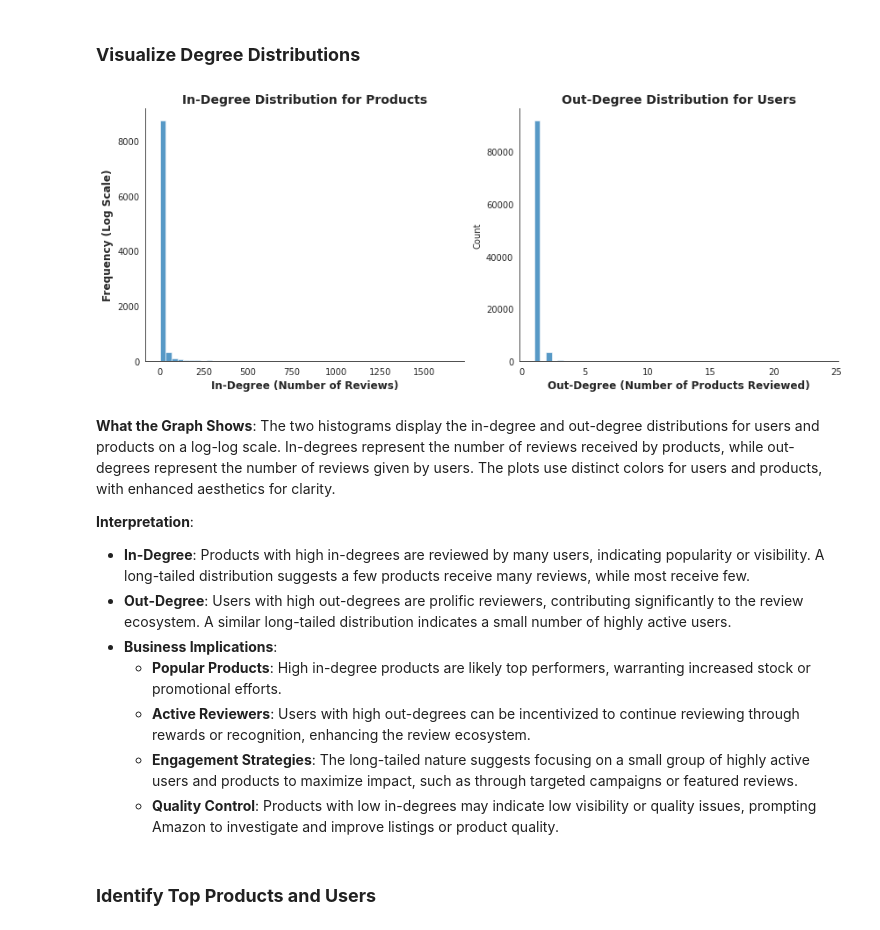
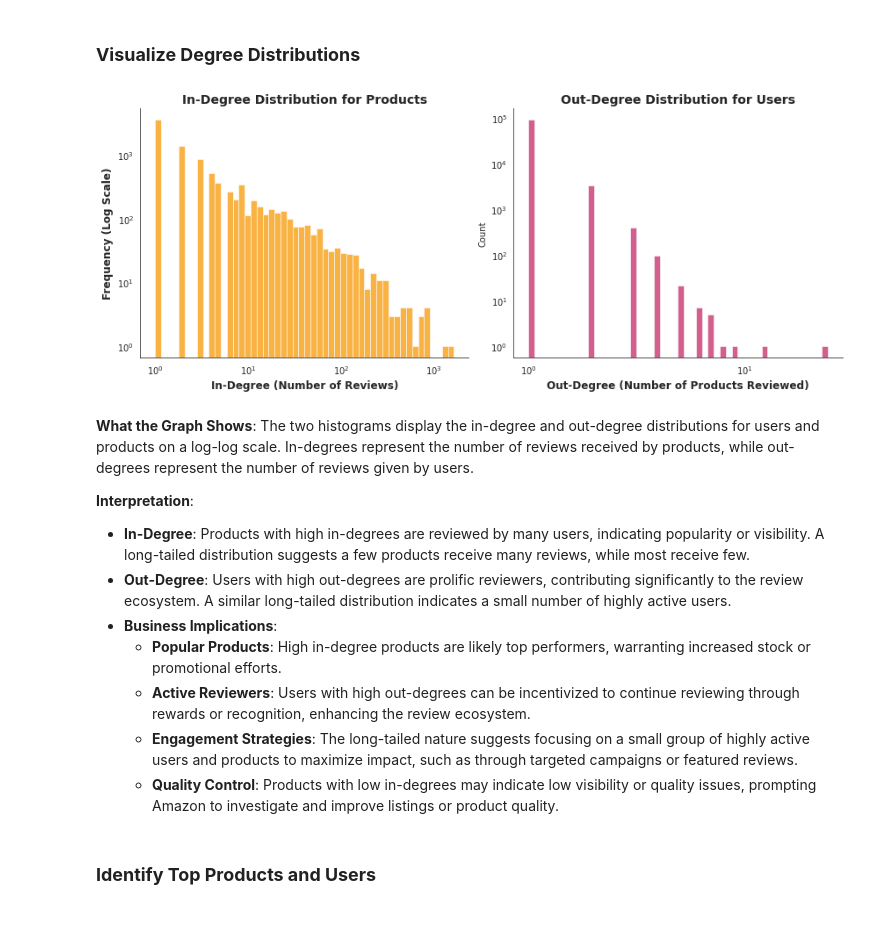
Before and after one commit to Silvestre17/BDA_AmazonReviews_DatabricksPySparkAnalysis_MasterProject, a Jupyter notebook: 6_GraphAnalysis_BDAProject_Group37_Databricks.ipynb, the cells around one changed output. Cells and saved outputs as stored; diff of their text form; code cells hidden in the pictures.

```diff
--- a/6_GraphAnalysis_BDAProject_Group37_Databricks.ipynb
+++ b/6_GraphAnalysis_BDAProject_Group37_Databricks.ipynb
@@ -759,32 +835,32 @@ out_degrees_stats.display()
 # %%
 # Convert to Pandas
 in_degrees_pd = in_degrees_typed.filter(F.col("type") == "product").toPandas()
 out_degrees_pd = out_degrees_typed.filter(F.col("type") == "user").toPandas()
 
 # Create a figure with two subplots side by side
 fig, (ax1, ax2) = plt.subplots(1, 2, figsize=(12, 5))
 
 # Plot in-degree distribution for products on the left subplot
-sns.histplot(data=in_degrees_pd, x="inDegree", bins=50, ax=ax1)
+sns.histplot(data=in_degrees_pd, x="inDegree", bins=50, log_scale=(True, True), color=color_palette[0], ax=ax1)
 ax1.set_xlabel("In-Degree (Number of Reviews)", fontsize=12, weight="bold")
 ax1.set_ylabel("Frequency (Log Scale)", fontsize=12, weight="bold")
 ax1.set_title("In-Degree Distribution for Products", fontsize=14, weight="bold")
 sns.despine(ax=ax1, top=True, right=True)
 
 # Plot out-degree distribution for users on the right subplot
-sns.histplot(data=out_degrees_pd, x="outDegree", bins=50, ax=ax2)
+sns.histplot(data=out_degrees_pd, x="outDegree", bins=50, log_scale=(True, True), color=color_palette[3], ax=ax2)
 ax2.set_xlabel("Out-Degree (Number of Products Reviewed)", fontsize=12, weight="bold")
 ax2.set_title("Out-Degree Distribution for Users", fontsize=14, weight="bold")
 sns.despine(ax=ax2, top=True, right=True)
 
 # Adjust layout to prevent overlap
 plt.tight_layout()
 plt.show()
 # %% [output]
-[figure, old version]
+[figure, new version]
 # %% [markdown]
 **What the Graph Shows**:
-The two histograms display the in-degree and out-degree distributions for users and products on a log-log scale. In-degrees represent the number of reviews received by products, while out-degrees represent the number of reviews given by users. The plots use distinct colors for users and products, with enhanced aesthetics for clarity.
+The two histograms display the in-degree and out-degree distributions for users and products on a log-log scale. In-degrees represent the number of reviews received by products, while out-degrees represent the number of reviews given by users.
 
 **Interpretation**:
 - **In-Degree**: Products with high in-degrees are reviewed by many users, indicating popularity or visibility. A long-tailed distribution suggests a few products receive many reviews, while most receive few.
```
Also changed, not shown: parts of 26 cells of this notebook, 1 other file.
